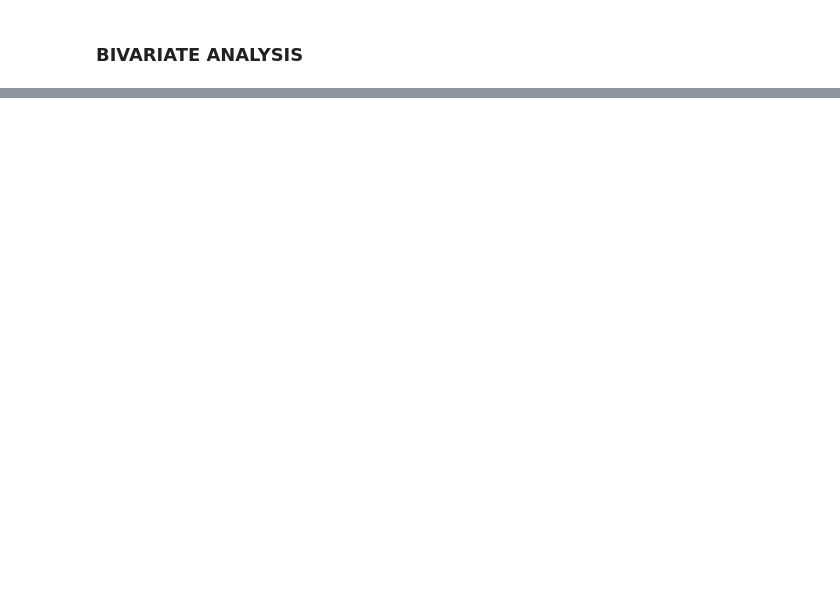
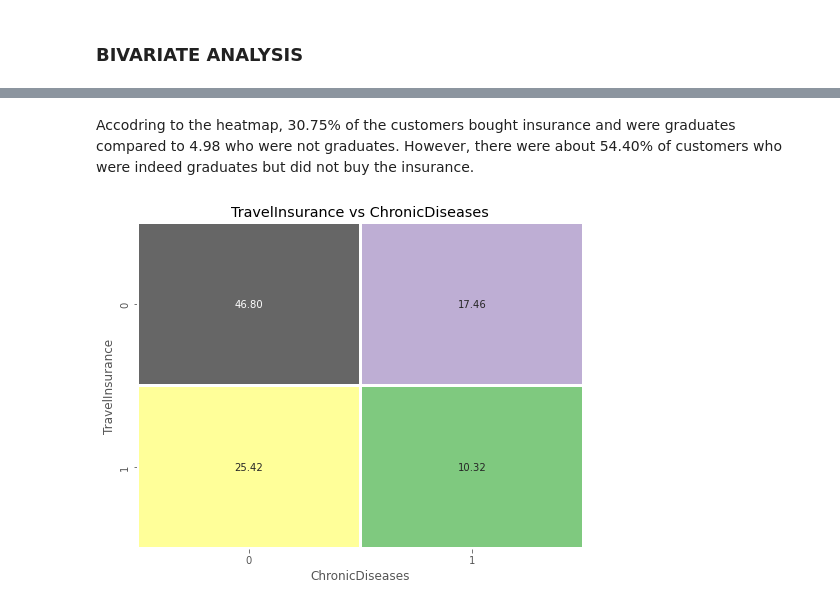
Before and after one commit to franciskyalo/travelprediction, a Jupyter notebook: travelprediction.ipynb, the cells around one changed output, grey strips where cells are left out. Drawn from its saved outputs; the diff is of its cells as text; code cells hidden in the pictures; blank space fills up the shorter version.

```diff
--- a/travelprediction.ipynb
+++ b/travelprediction.ipynb
@@ -318,0 +385,20 @@ Index(['Age', 'Employment Type', 'GraduateOrNot', 'AnnualIncome',
+# %% [markdown]
+Accodring to the heatmap, 30.75% of the customers bought insurance and were graduates compared to 4.98 who were not graduates. However, there were about 54.40% of customers who were indeed graduates but did not buy the insurance.
+# %%
+
+# travelinsuarance vs ChronicDiseases
+
+
+plt.figure(figsize=(8,6))
+counts = df.groupby(['TravelInsurance', 'ChronicDiseases']).size().reset_index(name='counts')
+pivot = counts.pivot("TravelInsurance", "ChronicDiseases", "counts")
+
+# Calculate percentages
+total_counts = counts['counts'].sum()
+pivot_percentages = (pivot / total_counts) * 100
+
+sns.heatmap(pivot_percentages, annot=True, cmap="Accent", linewidths=2, fmt=".2f", cbar=False)
+plt.title("TravelInsurance vs ChronicDiseases")
+plt.show()
+# %% [output]
+[figure, added]
```
Also changed, not shown: parts of 65 cells of this notebook.
